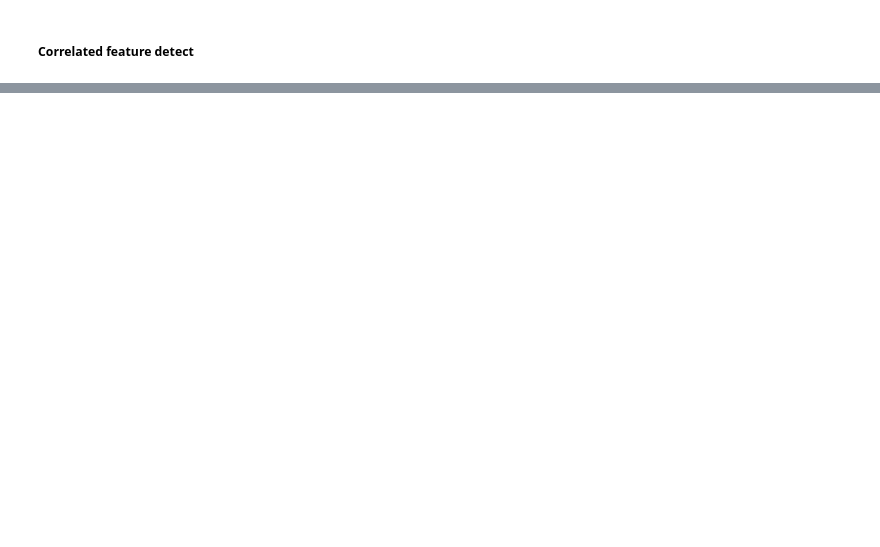
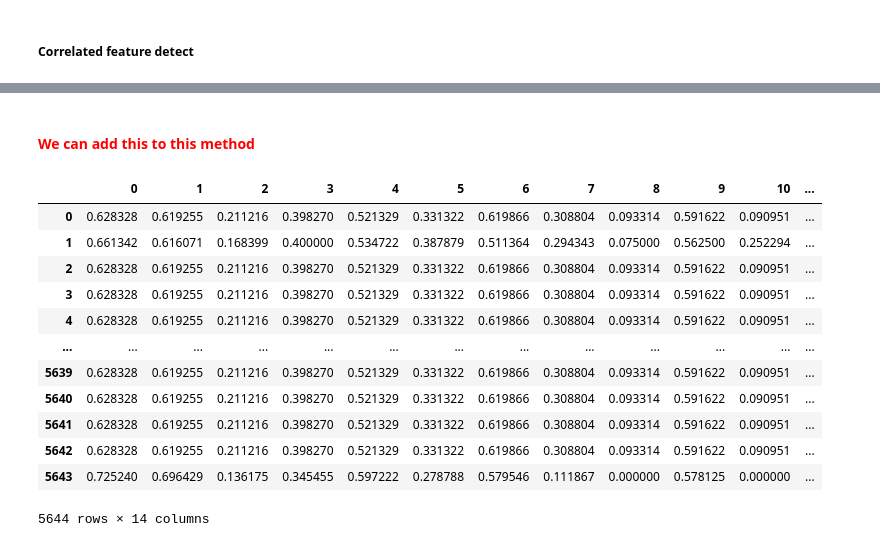
Before and after one commit to achrafexboy/Into-the-wild-of-Data-Science, a Jupyter notebook: OOP/NoteBook_testing.ipynb, the cells around one changed output, grey strips where cells are left out. Cells and saved outputs as stored; diff of their text form; code cells hidden in the pictures; blank space fills up the shorter version.

```diff
--- a/OOP/NoteBook_testing.ipynb
+++ b/OOP/NoteBook_testing.ipynb
@@ -405,8 +413,8 @@ label_encoded_df
 # %%
 # we will first separate our target value from other features
 
-X = label_encoded_df.drop(columns = ["SARS-Cov-2 exam result"], axis = 0)
-y = label_encoded_df["SARS-Cov-2 exam result"]
+X_tr = label_encoded_df.drop(columns = ["SARS-Cov-2 exam result"], axis = 0)
+y_tr = label_encoded_df["SARS-Cov-2 exam result"]
 # %% [markdown]
 <h4 style = "color : darkorange; padding : 0; margin : 0;">Embedded methods</h4>
 # %% [markdown]
@@ -553,0 +610,26 @@ feature_rank_cfd
+# %% [markdown]
+<h4 style = "color : red; padding : 0; margin : 0;">We can add this to this method</h4>
+# %%
+from sklearn import preprocessing
+
+columns_negative = X_tr.columns[(X_tr < 0).any()]
+
+cols_to_scale = X_tr[columns_negative].values #returns a numpy array
+min_max_scaler = preprocessing.MinMaxScaler()
+cols_scaled = min_max_scaler.fit_transform(cols_to_scale)
+result = pd.DataFrame(cols_scaled)
+result
+# %% [output]
+|  | 0 | 1 | 2 | 3 | 4 | 5 | 6 | 7 | 8 | 9 | 10 | ... |
+| 0 | 0.628328 | 0.619255 | 0.211216 | 0.398270 | 0.521329 | 0.331322 | 0.619866 | 0.308804 | 0.093314 | 0.591622 | 0.090951 | ... |
+| 1 | 0.661342 | 0.616071 | 0.168399 | 0.400000 | 0.534722 | 0.387879 | 0.511364 | 0.294343 | 0.075000 | 0.562500 | 0.252294 | ... |
+| 2 | 0.628328 | 0.619255 | 0.211216 | 0.398270 | 0.521329 | 0.331322 | 0.619866 | 0.308804 | 0.093314 | 0.591622 | 0.090951 | ... |
+| 3 | 0.628328 | 0.619255 | 0.211216 | 0.398270 | 0.521329 | 0.331322 | 0.619866 | 0.308804 | 0.093314 | 0.591622 | 0.090951 | ... |
+| 4 | 0.628328 | 0.619255 | 0.211216 | 0.398270 | 0.521329 | 0.331322 | 0.619866 | 0.308804 | 0.093314 | 0.591622 | 0.090951 | ... |
+| ... | ... | ... | ... | ... | ... | ... | ... | ... | ... | ... | ... | ... |
+| 5639 | 0.628328 | 0.619255 | 0.211216 | 0.398270 | 0.521329 | 0.331322 | 0.619866 | 0.308804 | 0.093314 | 0.591622 | 0.090951 | ... |
+| 5640 | 0.628328 | 0.619255 | 0.211216 | 0.398270 | 0.521329 | 0.331322 | 0.619866 | 0.308804 | 0.093314 | 0.591622 | 0.090951 | ... |
+| 5641 | 0.628328 | 0.619255 | 0.211216 | 0.398270 | 0.521329 | 0.331322 | 0.619866 | 0.308804 | 0.093314 | 0.591622 | 0.090951 | ... |
+| 5642 | 0.628328 | 0.619255 | 0.211216 | 0.398270 | 0.521329 | 0.331322 | 0.619866 | 0.308804 | 0.093314 | 0.591622 | 0.090951 | ... |
+| 5643 | 0.725240 | 0.696429 | 0.136175 | 0.345455 | 0.597222 | 0.278788 | 0.579546 | 0.111867 | 0.000000 | 0.578125 | 0.000000 | ... |
+5644 rows × 14 columns
```
Also changed, not shown: parts of 25 cells of this notebook, 1 other file.
